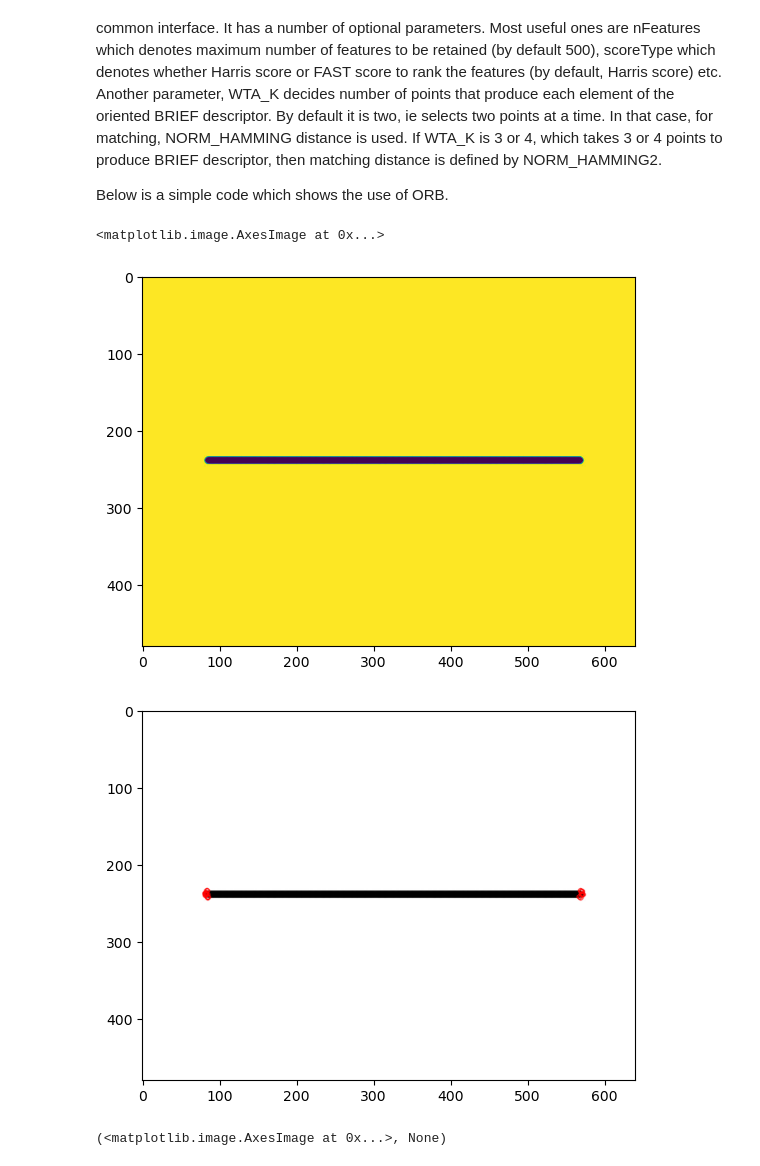
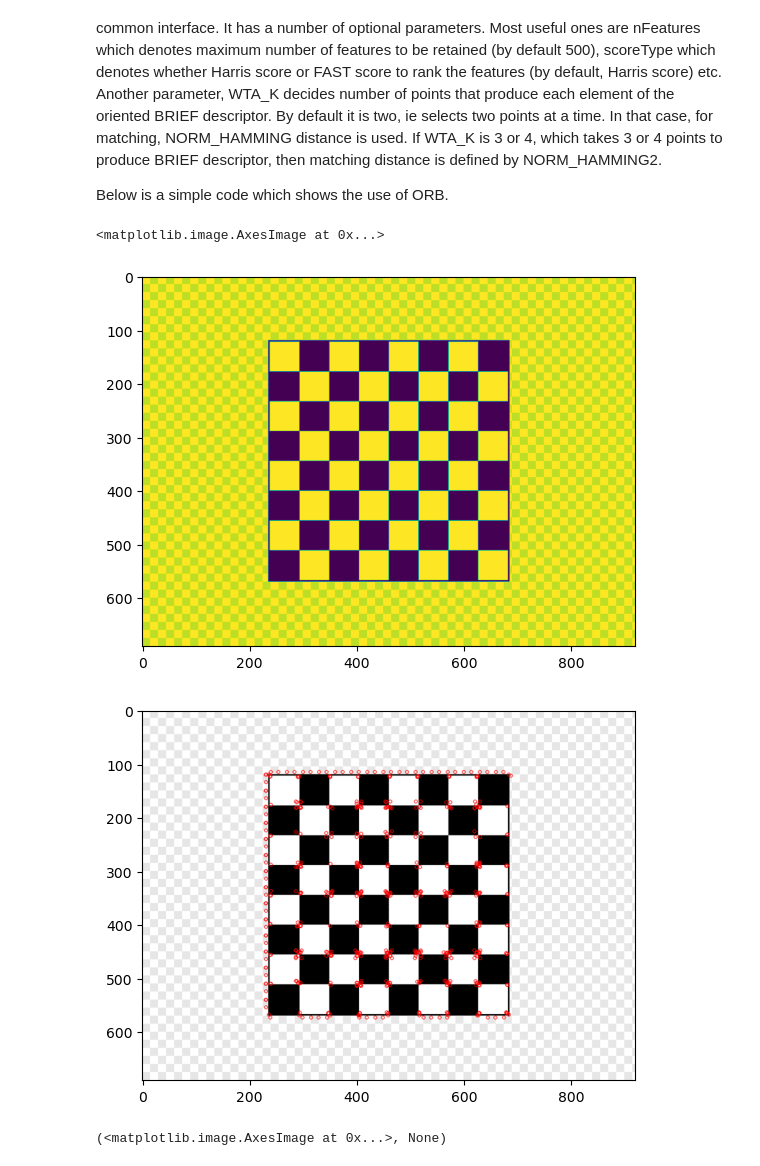
Before and after one commit to alexander-toschev/cv-course, a Jupyter notebook: FD_ORB.ipynb, the cells around one changed output. Cells and saved outputs as stored; diff of their text form; code cells hidden in the pictures.

```diff
--- a/FD_ORB.ipynb
+++ b/FD_ORB.ipynb
@@ -26,13 +26,13 @@ Below is a simple code which shows the use of ORB.
 # %%
 import numpy as np
 import cv2
 from matplotlib import pyplot as plt
 
-img = cv2.imread('content/line.jpg',0)
+img = cv2.imread('content/png-transparent-chessboard-mathematics-board-game-chess-game-symmetry-black.png',0)
 plt.imshow(img)
 # %% [output]
 <matplotlib.image.AxesImage at 0x...>
-[figure, old version]
+[figure, new version]
 # %%
 # Initiate STAR detector
 orb = cv2.ORB_create()
@@ -45,5 +45,5 @@ img2 = cv2.drawKeypoints(img, kp, outImage = None, color=(255,0,0))
 
 plt.imshow(img2),plt.show()
 # %% [output]
-[figure, old version]
+[figure, new version]
 (<matplotlib.image.AxesImage at 0x...>, None)
```
Also changed, not shown: 5 other files.
